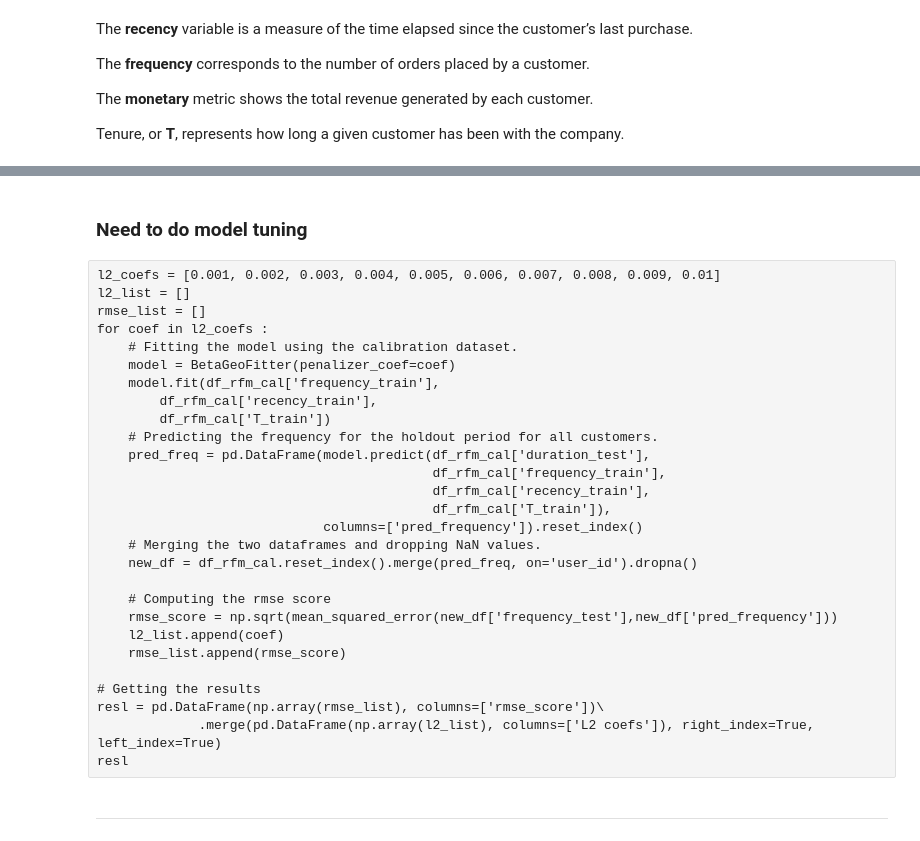
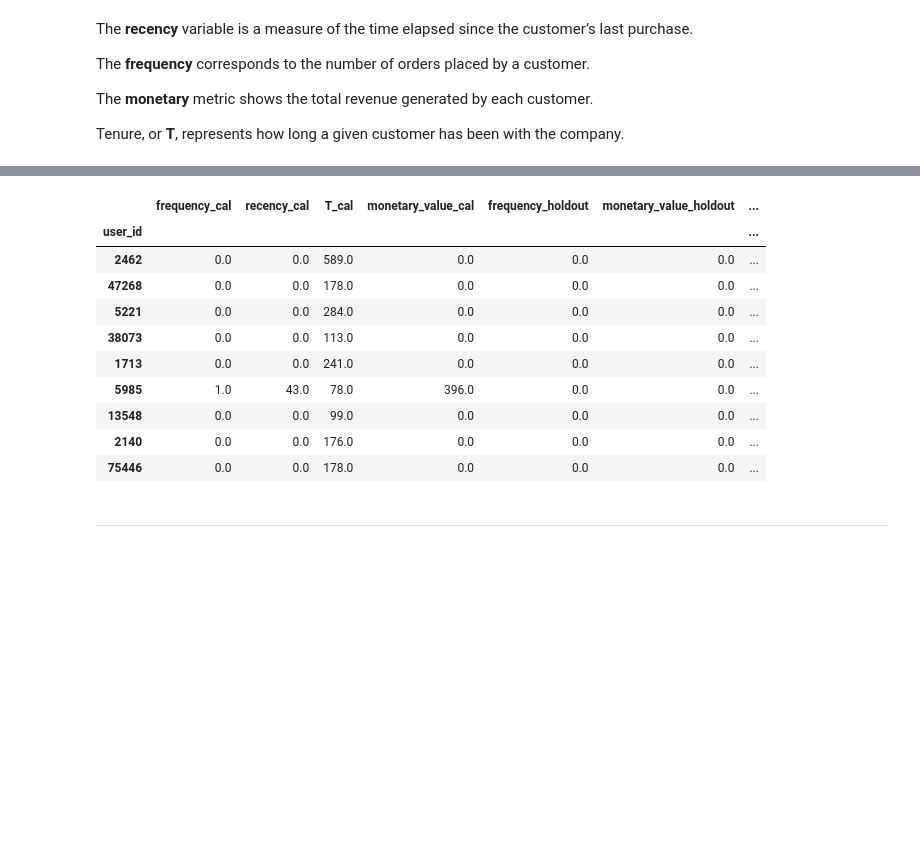
Before and after one commit to wjdals210/clv-the-look, a Jupyter notebook: IanCarrier_nb.ipynb, the cells around one changed output, grey strips where cells are left out. Cells and saved outputs as stored; diff of their text form; code cells hidden in the pictures; blank space fills up the shorter version.

```diff
--- a/IanCarrier_nb.ipynb
+++ b/IanCarrier_nb.ipynb
@@ -106,33 +86,17 @@ train_df
-# %% [markdown]
-### Need to do model tuning
-# %% [raw]
-l2_coefs = [0.001, 0.002, 0.003, 0.004, 0.005, 0.006, 0.007, 0.008, 0.009, 0.01]
-l2_list = []
-rmse_list = []
-for coef in l2_coefs :
-    # Fitting the model using the calibration dataset.
-    model = BetaGeoFitter(penalizer_coef=coef)
-    model.fit(df_rfm_cal['frequency_train'],
-        df_rfm_cal['recency_train'],
-        df_rfm_cal['T_train'])
-    # Predicting the frequency for the holdout period for all customers.
-    pred_freq = pd.DataFrame(model.predict(df_rfm_cal['duration_test'],
-                                           df_rfm_cal['frequency_train'],
-                                           df_rfm_cal['recency_train'],
-                                           df_rfm_cal['T_train']),
-                             columns=['pred_frequency']).reset_index()
-    # Merging the two dataframes and dropping NaN values.
-    new_df = df_rfm_cal.reset_index().merge(pred_freq, on='user_id').dropna()
-
-    # Computing the rmse score
-    rmse_score = np.sqrt(mean_squared_error(new_df['frequency_test'],new_df['pred_frequency']))
-    l2_list.append(coef)
-    rmse_list.append(rmse_score)
-
-# Getting the results
-resl = pd.DataFrame(np.array(rmse_list), columns=['rmse_score'])\
-             .merge(pd.DataFrame(np.array(l2_list), columns=['L2 coefs']), right_index=True, left_index=True)
-resl
+# %%
+separated_df.sample(9)
+# %% [output]
+|  | frequency_cal | recency_cal | T_cal | monetary_value_cal | frequency_holdout | monetary_value_holdout | ... |
+| user_id |  |  |  |  |  |  | ... |
+| 2462 | 0.0 | 0.0 | 589.0 | 0.0 | 0.0 | 0.0 | ... |
+| 47268 | 0.0 | 0.0 | 178.0 | 0.0 | 0.0 | 0.0 | ... |
+| 5221 | 0.0 | 0.0 | 284.0 | 0.0 | 0.0 | 0.0 | ... |
+| 38073 | 0.0 | 0.0 | 113.0 | 0.0 | 0.0 | 0.0 | ... |
+| 1713 | 0.0 | 0.0 | 241.0 | 0.0 | 0.0 | 0.0 | ... |
+| 5985 | 1.0 | 43.0 | 78.0 | 396.0 | 0.0 | 0.0 | ... |
+| 13548 | 0.0 | 0.0 | 99.0 | 0.0 | 0.0 | 0.0 | ... |
+| 2140 | 0.0 | 0.0 | 176.0 | 0.0 | 0.0 | 0.0 | ... |
+| 75446 | 0.0 | 0.0 | 178.0 | 0.0 | 0.0 | 0.0 | ... |
 # %% [markdown]
 ___
 # %%
```
Also changed, not shown: parts of 24 cells of this notebook, 3 other files.
